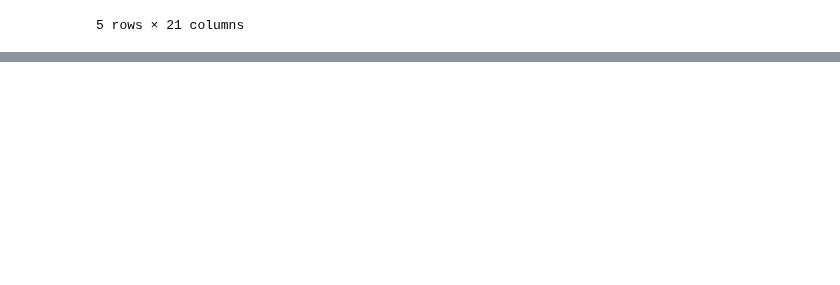
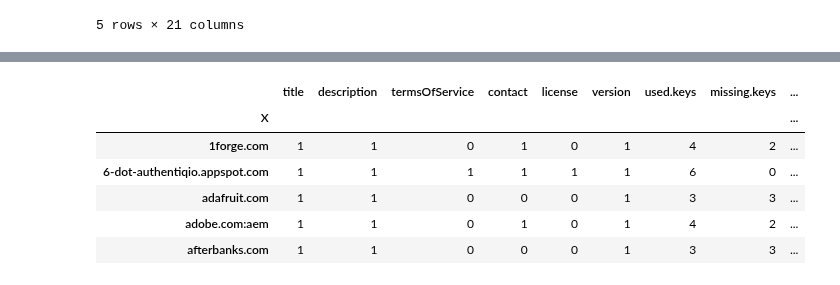
Before and after one commit to pmanlukas/thesisdata, a Jupyter notebook: combine dataframes.ipynb, the cells around one changed output, grey strips where cells are left out. Drawn from its saved outputs; the diff is of its cells as text; code cells hidden in the pictures; blank space fills up the shorter version.

```diff
--- a/combine dataframes.ipynb
+++ b/combine dataframes.ipynb
@@ -112,0 +142,12 @@ with open('obj/'+ 'comp_df' + '.pkl', 'wb') as f:
+# %%
+infodf = pd.read_csv('PAMinfo.csv',index_col='X')
+infodf = infodf.iloc[:,1:]
+infodf.head()
+# %% [output]
+|  | title | description | termsOfService | contact | license | version | used.keys | missing.keys | ... |
+| X |  |  |  |  |  |  |  |  | ... |
+| 1forge.com | 1 | 1 | 0 | 1 | 0 | 1 | 4 | 2 | ... |
+| 6-dot-authentiqio.appspot.com | 1 | 1 | 1 | 1 | 1 | 1 | 6 | 0 | ... |
+| adafruit.com | 1 | 1 | 0 | 0 | 0 | 1 | 3 | 3 | ... |
+| adobe.com:aem | 1 | 1 | 0 | 1 | 0 | 1 | 4 | 2 | ... |
+| afterbanks.com | 1 | 1 | 0 | 0 | 0 | 1 | 3 | 3 | ... |
```
Also changed, not shown: parts of 9 cells of this notebook, 4 other files.
